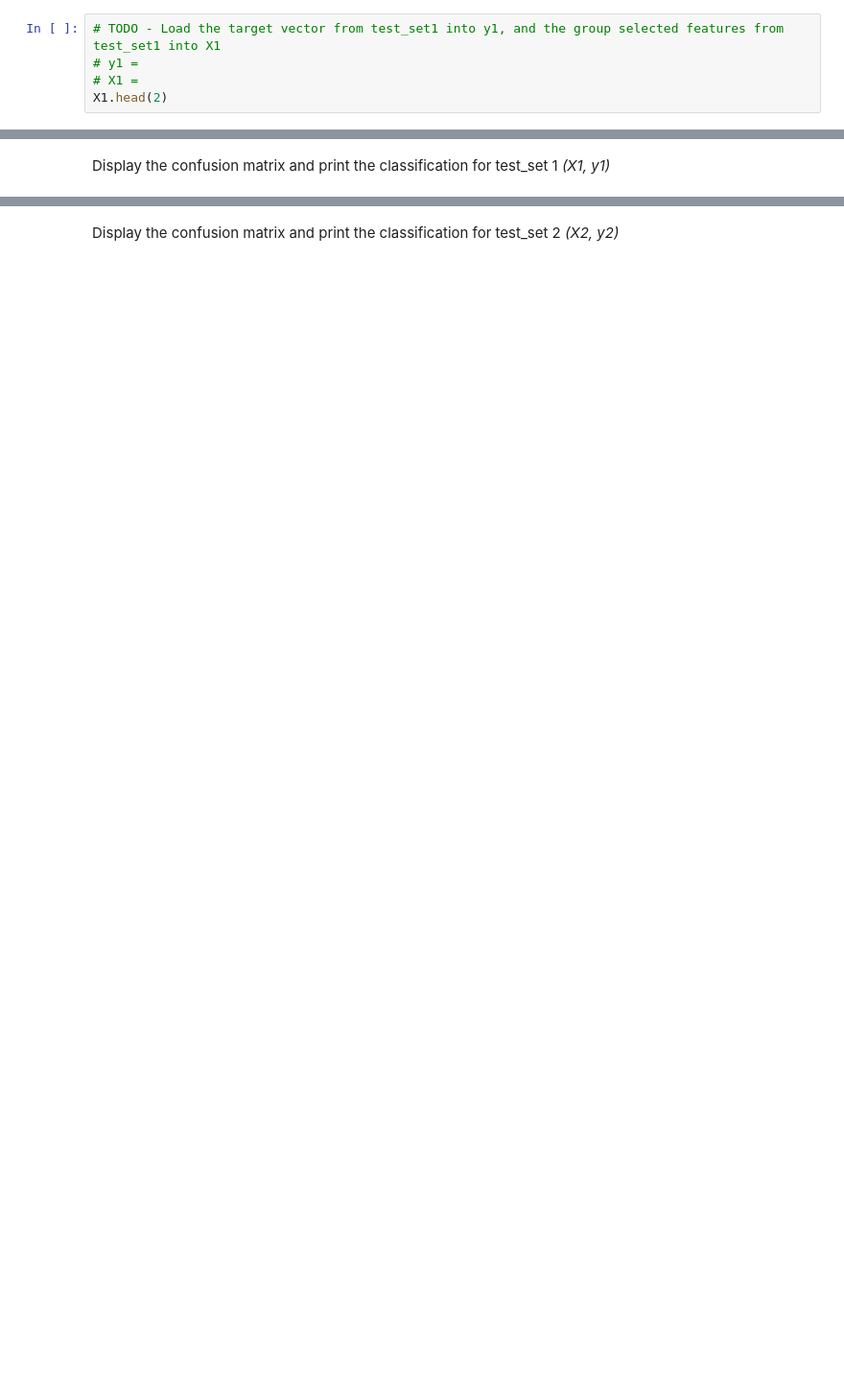
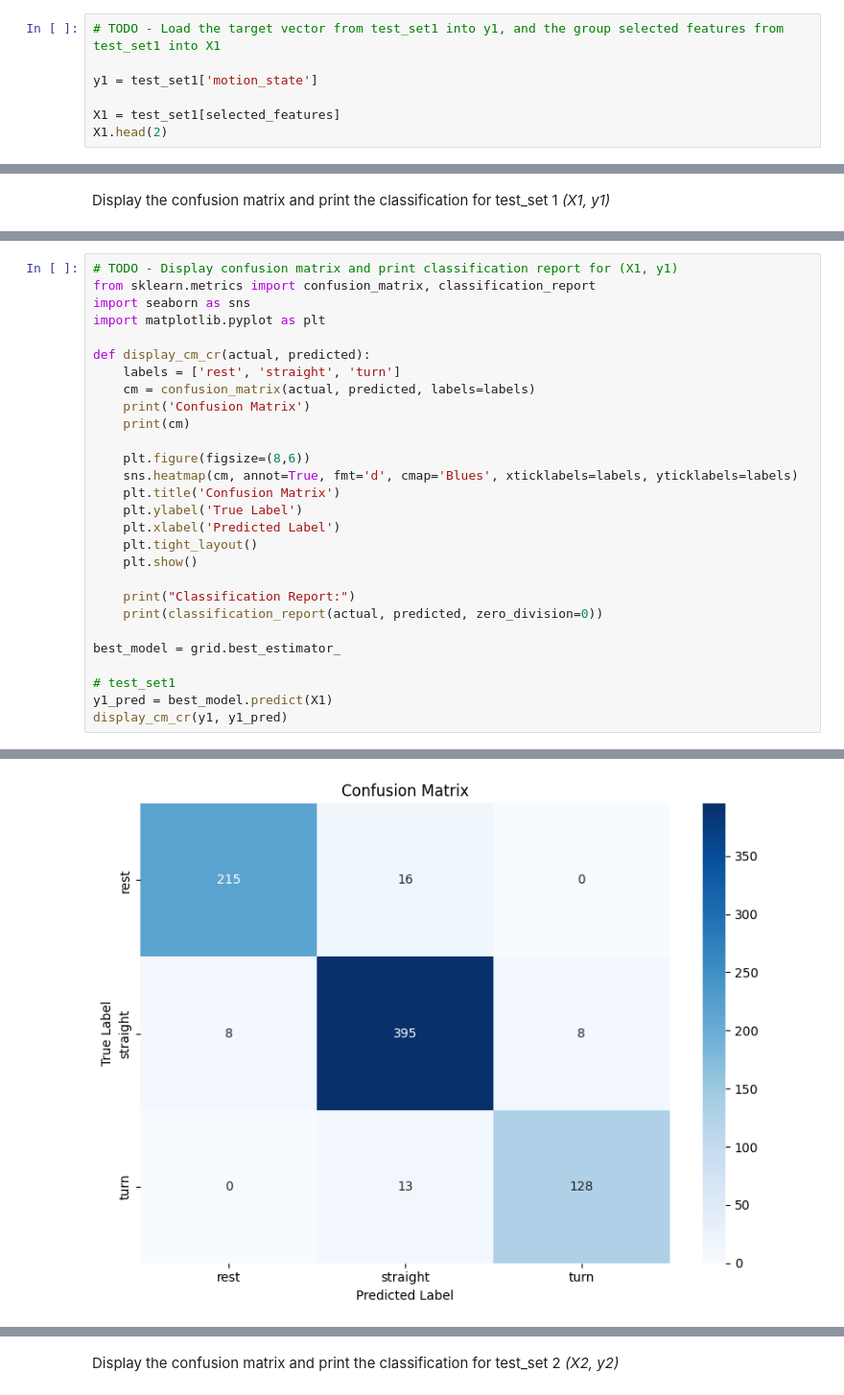
Before and after one commit to quinnledingham/engg680_2024_fall, a Jupyter notebook: Lab_Assignment4/VehicleMotionStateClassification.ipynb, the cells around one changed output, grey strips where cells are left out. Shown at 96% size. Saved outputs shown, nothing was run; the diff lists cells and outputs as text; blank space fills up the shorter version.

```diff
--- a/Lab_Assignment4/VehicleMotionStateClassification.ipynb
+++ b/Lab_Assignment4/VehicleMotionStateClassification.ipynb
@@ -563,6 +729,8 @@ The model trained in 3.1 is to be tested on the independent datasets, that is te
 Seperate the testsets into group selected features and target vectors *(X1, y1)* and *(X2,y2)*
 # %%
 # TODO - Load the target vector from test_set1 into y1, and the group selected features from test_set1 into X1
-# y1 =
-# X1 =
+
+y1 = test_set1['motion_state']
+
+X1 = test_set1[selected_features]
 X1.head(2)
@@ -587,0 +770,29 @@ Display the confusion matrix and print the classification for test_set 1 *(X1, y
+# %%
+# TODO - Display confusion matrix and print classification report for (X1, y1)
+from sklearn.metrics import confusion_matrix, classification_report
+import seaborn as sns
+import matplotlib.pyplot as plt
+
+def display_cm_cr(actual, predicted):
+    labels = ['rest', 'straight', 'turn']
+    cm = confusion_matrix(actual, predicted, labels=labels)
+    print('Confusion Matrix')
+    print(cm)
+
+    plt.figure(figsize=(8,6))
+    sns.heatmap(cm, annot=True, fmt='d', cmap='Blues', xticklabels=labels, yticklabels=labels)
+    plt.title('Confusion Matrix')
+    plt.ylabel('True Label')
+    plt.xlabel('Predicted Label')
+    plt.tight_layout()
+    plt.show()
+
+    print("Classification Report:")
+    print(classification_report(actual, predicted, zero_division=0))
+
+best_model = grid.best_estimator_
+
+# test_set1
+y1_pred = best_model.predict(X1)
+display_cm_cr(y1, y1_pred)
+# %% [output]
@@ -587,0 +803 @@ Display the confusion matrix and print the classification for test_set 1 *(X1, y
+[figure, added]
```
Also changed, not shown: parts of 19 cells of this notebook.
